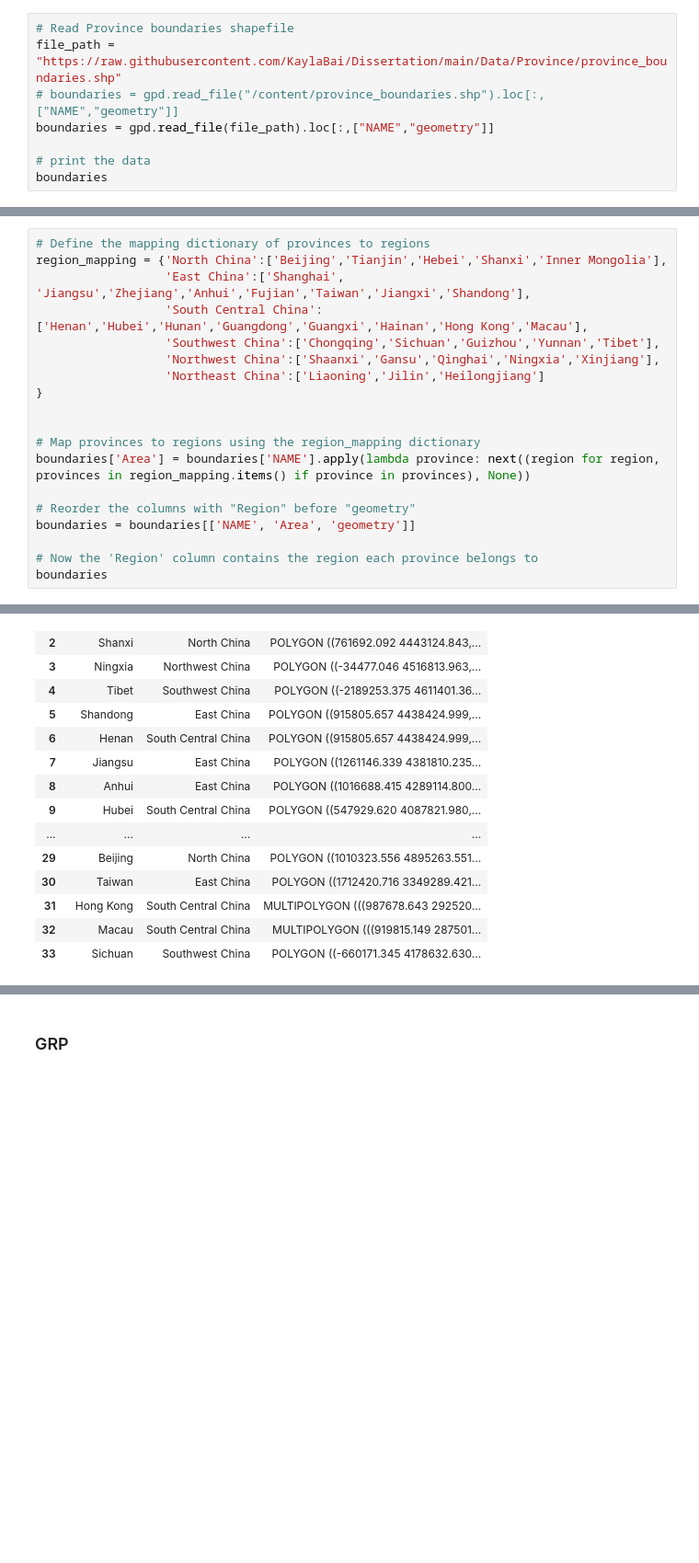
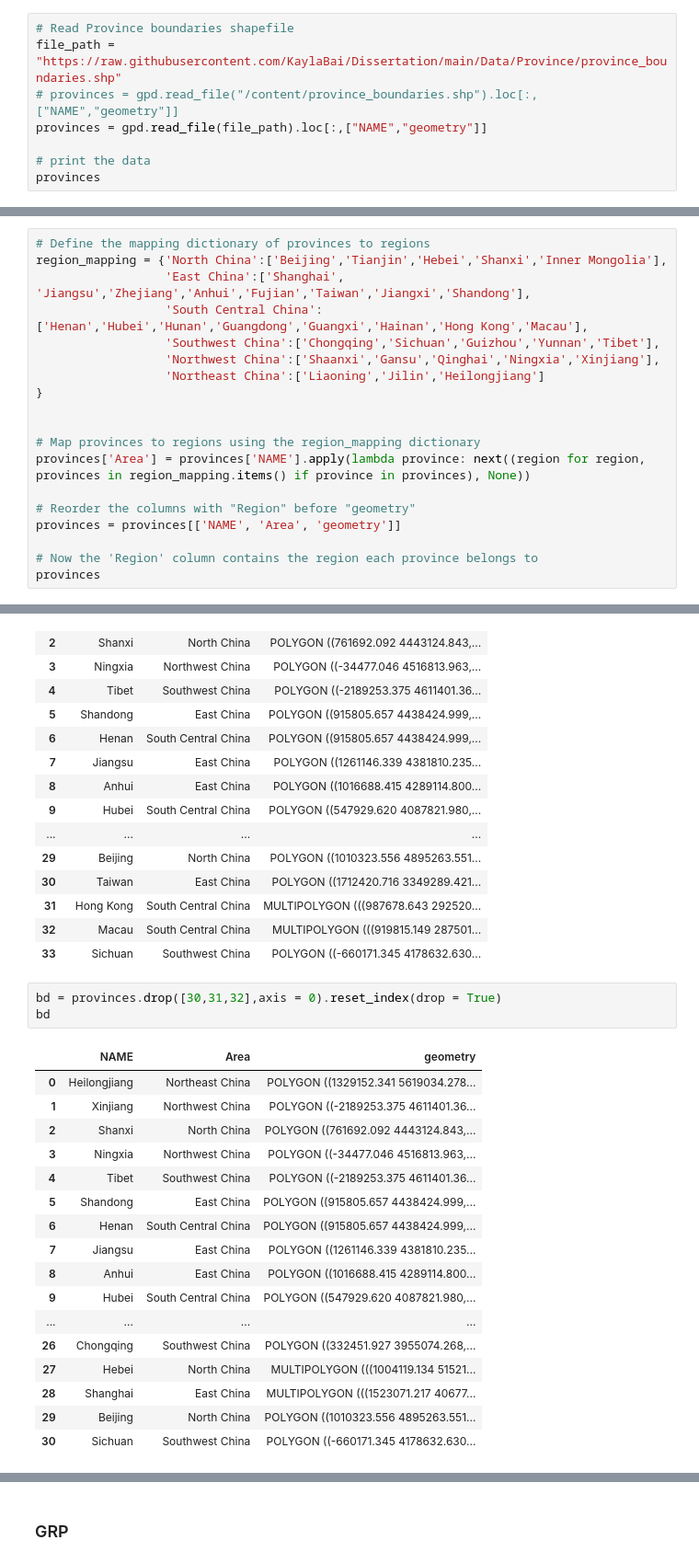
Before and after one commit to KaylaBai/Dissertation, a Jupyter notebook: Dissertation.ipynb, the cells around one changed output, grey strips where cells are left out. Shown at 92% size. Saved outputs shown, nothing was run; the diff lists cells and outputs as text; blank space fills up the shorter version.

Commit message:
Minor changes to variable names

```diff
--- a/Dissertation.ipynb
+++ b/Dissertation.ipynb
@@ -117,11 +135,11 @@ import matplotlib.pyplot as plt
 # %%
 # Read Province boundaries shapefile
 file_path = "https://raw.githubusercontent.com/KaylaBai/Dissertation/main/Data/Province/province_boundaries.shp"
-# boundaries = gpd.read_file("/content/province_boundaries.shp").loc[:,["NAME","geometry"]]
-boundaries = gpd.read_file(file_path).loc[:,["NAME","geometry"]]
+# provinces = gpd.read_file("/content/province_boundaries.shp").loc[:,["NAME","geometry"]]
+provinces = gpd.read_file(file_path).loc[:,["NAME","geometry"]]
 
 # print the data
-boundaries
+provinces
 # %% [output]
 |  | NAME | geometry |
 | 0 | Heilongjiang | POLYGON ((1329152.341 5619034.278... |
@@ -152,13 +170,13 @@ region_mapping = {'North China':['Beijing','Tianjin','Hebei','Shanxi','Inner Mon
 
 
 # Map provinces to regions using the region_mapping dictionary
-boundaries['Area'] = boundaries['NAME'].apply(lambda province: next((region for region, provinces in region_mapping.items() if province in provinces), None))
+provinces['Area'] = provinces['NAME'].apply(lambda province: next((region for region, provinces in region_mapping.items() if province in provinces), None))
 
 # Reorder the columns with "Region" before "geometry"
-boundaries = boundaries[['NAME', 'Area', 'geometry']]
+provinces = provinces[['NAME', 'Area', 'geometry']]
 
 # Now the 'Region' column contains the region each province belongs to
-boundaries
+provinces
 # %% [output]
 |  | NAME | Area | geometry |
 | 0 | Heilongjiang | Northeast China | POLYGON ((1329152.341 5619034.278... |
@@ -177,4 +195,25 @@ boundaries
 | 31 | Hong Kong | South Central China | MULTIPOLYGON (((987678.643 292520... |
 | 32 | Macau | South Central China | MULTIPOLYGON (((919815.149 287501... |
 | 33 | Sichuan | Southwest China | POLYGON ((-660171.345 4178632.630... |
+# %%
+bd = provinces.drop([30,31,32],axis = 0).reset_index(drop = True)
+bd
+# %% [output]
+|  | NAME | Area | geometry |
+| 0 | Heilongjiang | Northeast China | POLYGON ((1329152.341 5619034.278... |
+| 1 | Xinjiang | Northwest China | POLYGON ((-2189253.375 4611401.36... |
+| 2 | Shanxi | North China | POLYGON ((761692.092 4443124.843,... |
+| 3 | Ningxia | Northwest China | POLYGON ((-34477.046 4516813.963,... |
+| 4 | Tibet | Southwest China | POLYGON ((-2189253.375 4611401.36... |
+| 5 | Shandong | East China | POLYGON ((915805.657 4438424.999,... |
+| 6 | Henan | South Central China | POLYGON ((915805.657 4438424.999,... |
+| 7 | Jiangsu | East China | POLYGON ((1261146.339 4381810.235... |
+| 8 | Anhui | East China | POLYGON ((1016688.415 4289114.800... |
+| 9 | Hubei | South Central China | POLYGON ((547929.620 4087821.980,... |
+| ... | ... | ... | ... |
+| 26 | Chongqing | Southwest China | POLYGON ((332451.927 3955074.268,... |
+| 27 | Hebei | North China | MULTIPOLYGON (((1004119.134 51521... |
+| 28 | Shanghai | East China | MULTIPOLYGON (((1523071.217 40677... |
+| 29 | Beijing | North China | POLYGON ((1010323.556 4895263.551... |
+| 30 | Sichuan | Southwest China | POLYGON ((-660171.345 4178632.630... |
 # %%
```
Also changed, not shown: parts of 47 cells of this notebook.
